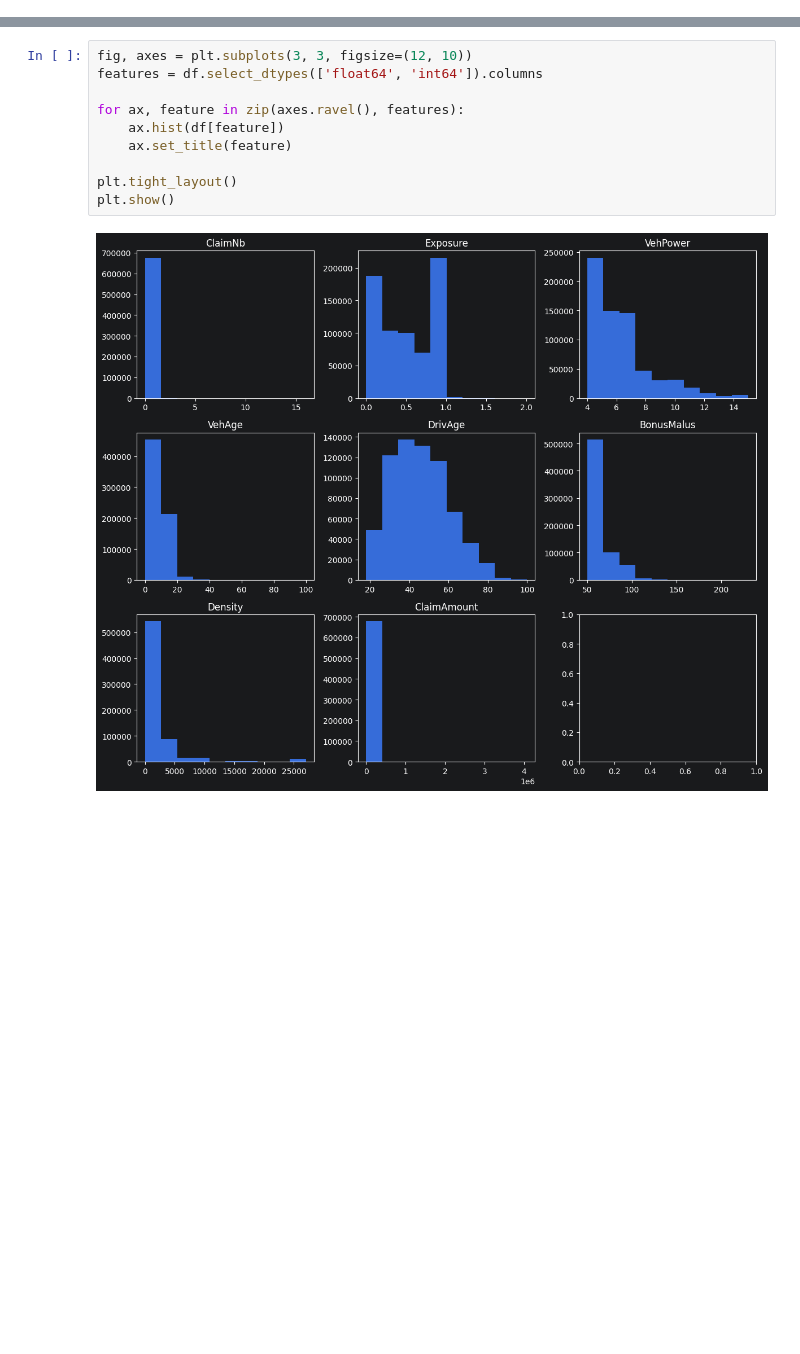
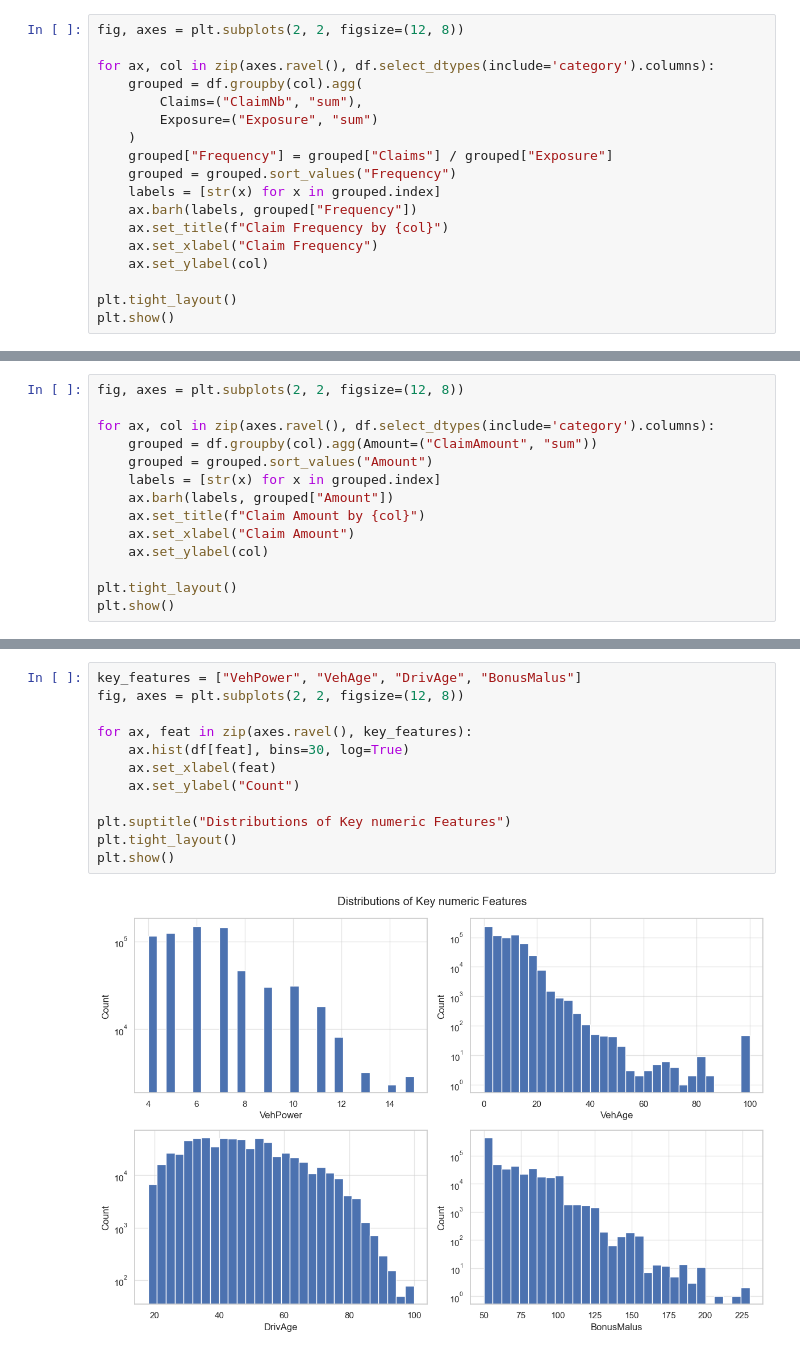
Before and after one commit to alexwill314/car_insurance_ml, a Jupyter notebook: notebooks/01_EDA.ipynb, the cells around one changed output, grey strips where cells are left out. Cells and saved outputs as stored; diff of their text form; blank space fills up the shorter version.

```diff
--- a/notebooks/01_EDA.ipynb
+++ b/notebooks/01_EDA.ipynb
@@ -128,0 +137,18 @@ We now turn to the numerical columns.
+# %%
+fig, axes = plt.subplots(2, 2, figsize=(12, 8))
+
+for ax, col in zip(axes.ravel(), df.select_dtypes(include='category').columns):
+    grouped = df.groupby(col).agg(
+        Claims=("ClaimNb", "sum"),
+        Exposure=("Exposure", "sum")
+    )
+    grouped["Frequency"] = grouped["Claims"] / grouped["Exposure"]
+    grouped = grouped.sort_values("Frequency")
+    labels = [str(x) for x in grouped.index]
+    ax.barh(labels, grouped["Frequency"])
+    ax.set_title(f"Claim Frequency by {col}")
+    ax.set_xlabel("Claim Frequency")
+    ax.set_ylabel(col)
+
+plt.tight_layout()
+plt.show()
@@ -128,0 +159,14 @@ We now turn to the numerical columns.
+# %%
+fig, axes = plt.subplots(2, 2, figsize=(12, 8))
+
+for ax, col in zip(axes.ravel(), df.select_dtypes(include='category').columns):
+    grouped = df.groupby(col).agg(Amount=("ClaimAmount", "sum"))
+    grouped = grouped.sort_values("Amount")
+    labels = [str(x) for x in grouped.index]
+    ax.barh(labels, grouped["Amount"])
+    ax.set_title(f"Claim Amount by {col}")
+    ax.set_xlabel("Claim Amount")
+    ax.set_ylabel(col)
+
+plt.tight_layout()
+plt.show()
@@ -129,12 +177,14 @@ We now turn to the numerical columns.
 # %%
-fig, axes = plt.subplots(3, 3, figsize=(12, 10))
-features = df.select_dtypes(['float64', 'int64']).columns
+key_features = ["VehPower", "VehAge", "DrivAge", "BonusMalus"]
+fig, axes = plt.subplots(2, 2, figsize=(12, 8))
 
-for ax, feature in zip(axes.ravel(), features):
-    ax.hist(df[feature])
-    ax.set_title(feature)
+for ax, feat in zip(axes.ravel(), key_features):
+    ax.hist(df[feat], bins=30, log=True)
+    ax.set_xlabel(feat)
+    ax.set_ylabel("Count")
 
+plt.suptitle("Distributions of Key numeric Features")
 plt.tight_layout()
 plt.show()
 # %% [output]
-[figure, old version]
+[figure, new version]
```
Also changed, not shown: parts of 37 cells of this notebook.
